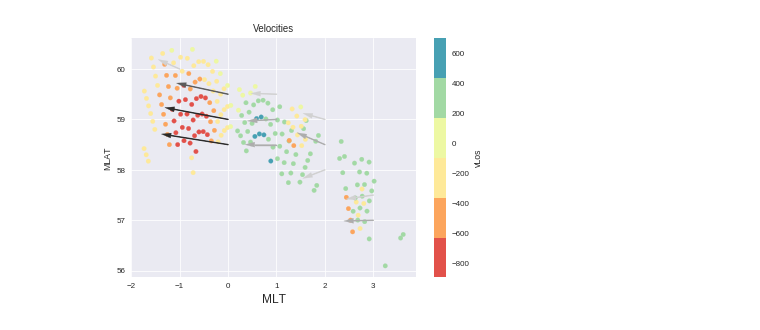
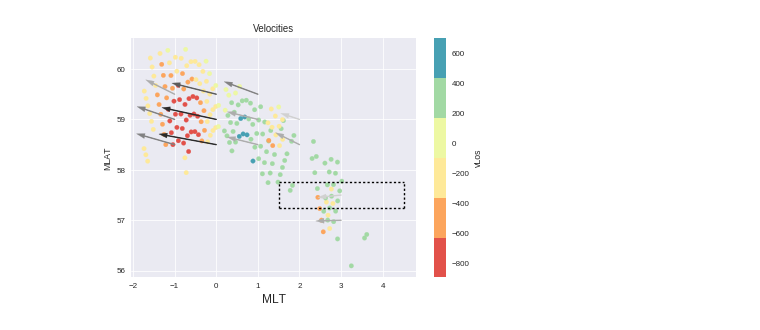
Before and after one commit to bharatreddy/indsvels, a Jupyter notebook: ipy/lshell-box.ipynb, the cells around one changed output. Saved outputs shown, nothing was run; the diff lists cells and outputs as text; code cells hidden in the pictures.

Commit message:
test fitting more conditions

```diff
--- a/ipy/lshell-box.ipynb
+++ b/ipy/lshell-box.ipynb
@@ -18,7 +18,7 @@ mincutOffLosVel = 50.
 maxcutOffLosVel = 2000.
 mincutOffspWdth = 100.
 maxcutOffspWdth = 500.
-cellAzmRngCutoff = 35.
+cellAzmRngCutoff = 40.
 cellCntUniqAzimsCutoff = 5.
 minCutOffPwr = 3.
 cellSizenormMLT = 1.
@@ -26,10 +26,13 @@ cellSizeMLAT = 0.5
 cutoffAzimStdErr = 100.
 cutoffVelStdErr = 25.
 cutoffKSPval = 0.1
+cutoffKSPAzimStd = 0.9
 cutoffKSDstatDMLT = 0.7
 cutOffPredWestDelTheta = 25.
+cutoffAzmStdLowVal = 5.
 minNumPntsCutoffCell = 5 # Somewhat arbitrary determination!!
 fitAzmType = "azimCalcMag"
+mltFitRange = 1.5
 # %%
 inpCols = [ "beam", "range", "geoAzm", "azimCalcMag", "magAzm", "vLos"\
            , "MLAT", "MLT", "MLON", "GLAT", "GLON", "radId"\
@@ -84,11 +87,11 @@ for la in numpy.arange( minLat, maxLat+1, cellSizeMLAT ):
         # get MLTs closest to the current one
         # we'll check the closest MLTs which are
         # 0, 0.5 and 1 MLT. We'll not go beyond
-        # +/- 1.5 hour in MLT (3 MLT hour range)
+        # +/- 1. hour in MLT (2 MLT hour range)
         # keep a list of unq azim values at diff
         # del MLT ranges
         fullUniqAzimList = []
-        for delMLT in numpy.arange( 0., 1.5, 0.5 ):
+        for delMLT in numpy.arange( 0., mltFitRange+0.5, 0.5 ):
             currAzimValsDF = mltAzmDF[ \
                 abs(mltAzmDF["normMLTRound"] - ml) <= delMLT ]#["rndAzim"]
             # Check if there are any values
@@ -305,32 +339,46 @@ ax = fig1.add_subplot(111)
 
 # fitResultsDF.plot( kind='scatter',
 #               x='normMlt',
 #               y='mlat',
 #               c='velSAPS',
 #               s=1., cmap=seaMap, ax=ax)
 velsDataDF.plot( kind='scatter',
               x='normMLT',
               y='MLAT',
               c='vLos',
               s=20., cmap=vLosSeaMap, ax=ax)
 ax.set_ylabel("MLAT")
 ax.set_xlabel("MLT", fontsize=12)
 ax.set_title( "Velocities" )
 # Overlay the SAPS vel vectors
 velScaleMin = 0.
 # round off max velocity to the next hundred
 velScaleMax = (fitResultsDF["velSAPS"].max() + 100.)*100/100 -\
             (fitResultsDF["velSAPS"].max() + 100.)%100
 colNorm = Normalize( vmin=velScaleMin, vmax=velScaleMax )
 for frRows in fitResultsDF.iterrows():
-
+    # Plot Velocity vectors
     currCol = seaMap( colNorm(frRows[1]["velSAPS"]) )
     ax.plot( [ frRows[1]["normMlt"] , frRows[1]["endPtNormMLT"] ],\
             [ frRows[1]["mlat"], frRows[1]["endPtMLAT"] ], color=currCol )
     ax.arrow( frRows[1]["normMlt"], frRows[1]["mlat"], \
              frRows[1]["endPtNormMLT"]-frRows[1]["normMlt"],\
              frRows[1]["endPtMLAT"]-frRows[1]["mlat"],\
                  head_width=0.1, head_length=0.2, fc=currCol, ec=currCol)
+    # Plot boxes to show where fitting data came from
+    if frRows[1]["normMlt"] == 3 and frRows[1]["mlat"] == 57.5:
+        ax.plot( [ frRows[1]["normMlt"] + frRows[1]["delMLT"], frRows[1]["normMlt"] + frRows[1]["delMLT"] ], \
+                [ frRows[1]["mlat"] - cellSizeMLAT/2., frRows[1]["mlat"] + cellSizeMLAT/2. ], 'k:' )
+
+        ax.plot( [ frRows[1]["normMlt"] - frRows[1]["delMLT"], frRows[1]["normMlt"] + frRows[1]["delMLT"] ], \
+                [ frRows[1]["mlat"] - cellSizeMLAT/2., frRows[1]["mlat"] - cellSizeMLAT/2. ], 'k:' )
+
+        ax.plot( [ frRows[1]["normMlt"] - frRows[1]["delMLT"], frRows[1]["normMlt"] + frRows[1]["delMLT"] ], \
+                [ frRows[1]["mlat"] + cellSizeMLAT/2., frRows[1]["mlat"] + cellSizeMLAT/2. ], 'k:' )
+        ax.plot( [ frRows[1]["normMlt"] - frRows[1]["delMLT"], frRows[1]["normMlt"] - frRows[1]["delMLT"] ], \
+                [ frRows[1]["mlat"] - cellSizeMLAT/2., frRows[1]["mlat"] + cellSizeMLAT/2. ], 'k:' )
+        ax.plot( frRows[1]["normMlt"], frRows[1]["mlat"], 'b*' )
+
 fig1.savefig("../figs/fitVels-apr9-test.pdf",bbox_inches='tight')
 # %% [output]
-[figure, old version]
+[figure, new version]
```
Also changed, not shown: parts of 3 cells of this notebook, 3 other files.
